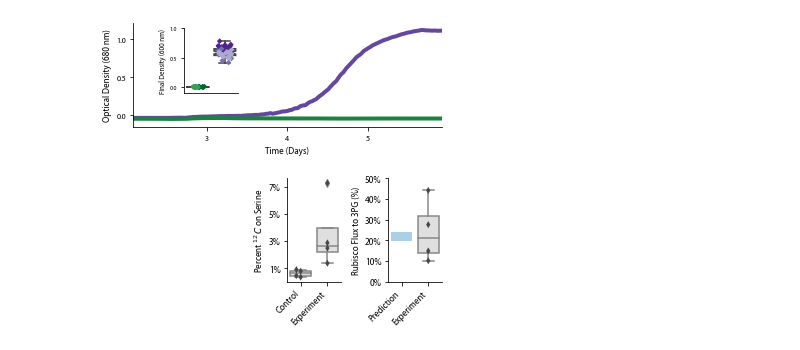
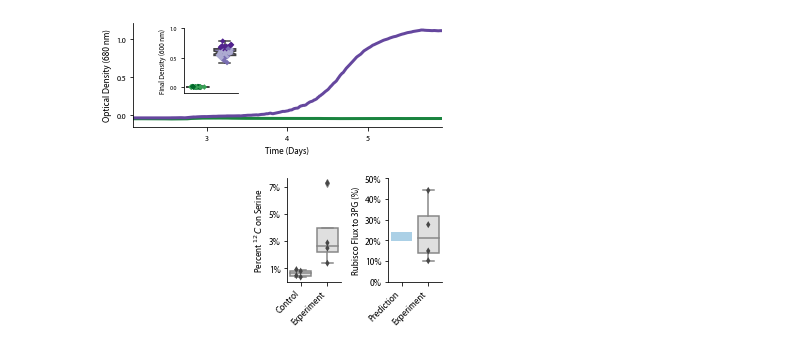
Before and after one commit to flamholz/carboxecoli, a Jupyter notebook: notebooks/Figure 3 merged.ipynb, the cells around one changed output. Drawn from its saved outputs; the diff is of its cells as text; code cells hidden in the pictures.

```diff
--- a/notebooks/Figure 3 merged.ipynb
+++ b/notebooks/Figure 3 merged.ipynb
@@ -84,7 +84,7 @@ gs = fig.add_gridspec(nrows=2, ncols=3, width_ratios=[2, 1, 1])
 # bioreactor growth curves
 ax0 = fig.add_subplot(gs[0, :])
 
-for name, color in bioreactor_names2plot.items():
+for name, color in sorted(bioreactor_names2plot.items()):
     # 'key' is the name of the measurement/well we are looking at.
     key = bioreactor_mapping[name]
     my_tube = bioreactor_continuous_df[bioreactor_continuous_df['key'] == key]
@@ -93,7 +93,7 @@ for name, color in bioreactor_names2plot.items():
     ods = pd.Series(my_tube.value.values)
     median_filtered_ods = ods.rolling(5).median()
     smoothed_ods = median_filtered_ods.rolling(10).mean()
-    plt.plot(times, smoothed_ods, lw=4, color=color)
+    plt.plot(times, smoothed_ods, lw=3, color=color)
 
 plt.xticks(np.arange(0, 144, 24), np.arange(0, 144, 24)//24, fontsize=8)
 plt.yticks(np.arange(0.0, 1.01, 0.5), fontsize=8)
@@ -142,31 +142,31 @@ sns.despine(ax=ax1)
 # Estimated flux through rubisco as compared to FBA predictions
 ax2 = fig.add_subplot(gs[1, 2])
 
 inferred_rub_flux = (flux_inference_df[flux_inference_df.sample_name == 'CCMB1_bioreactor'].rel_rubisco_3PG_flux*100).values.tolist()
 n_exps = len(inferred_rub_flux)
 
 # TODO - actually use prediction here.
 width = 0.8
 xy = (-width/2, rub_pct_range[0])
 height = rub_pct_range[1] - rub_pct_range[0]
 fba_rect = plt.Rectangle(xy, width, height, facecolor=blues[2])
 ax2.add_patch(fba_rect)
 
 sns.boxplot(x=[1]*n_exps, y=inferred_rub_flux, order=[0, 1], ax=ax2, color=greys[1])
 sns.swarmplot(x=[1]*n_exps, y=inferred_rub_flux, order=[0, 1], ax=ax2, color=greys[-2], marker='d')
 
 yticks = np.arange(0, 51, 10)
 plt.yticks(yticks, ['%d%%' % y for y in yticks], fontsize=9)
 plt.xticks([0, 1],['Prediction', 'Experiment'], fontsize=9, rotation=45, ha='right')
 ax2.set_ylabel('Rubisco Flux to 3PG (%)', fontsize=9)
 ax2.set_xlabel('')
 ax2.set_ylim(0, 50)
 ax2.set_xlim(-0.5, 1.5)
 sns.despine(ax=ax2)
 
 plt.tight_layout(h_pad=2)
 
 plt.savefig('fig3/fig3.png', dpi=600)
 plt.show()
 # %% [output]
-[figure, old version]
+[figure, new version]
```
Also changed, not shown: 2 other files.
